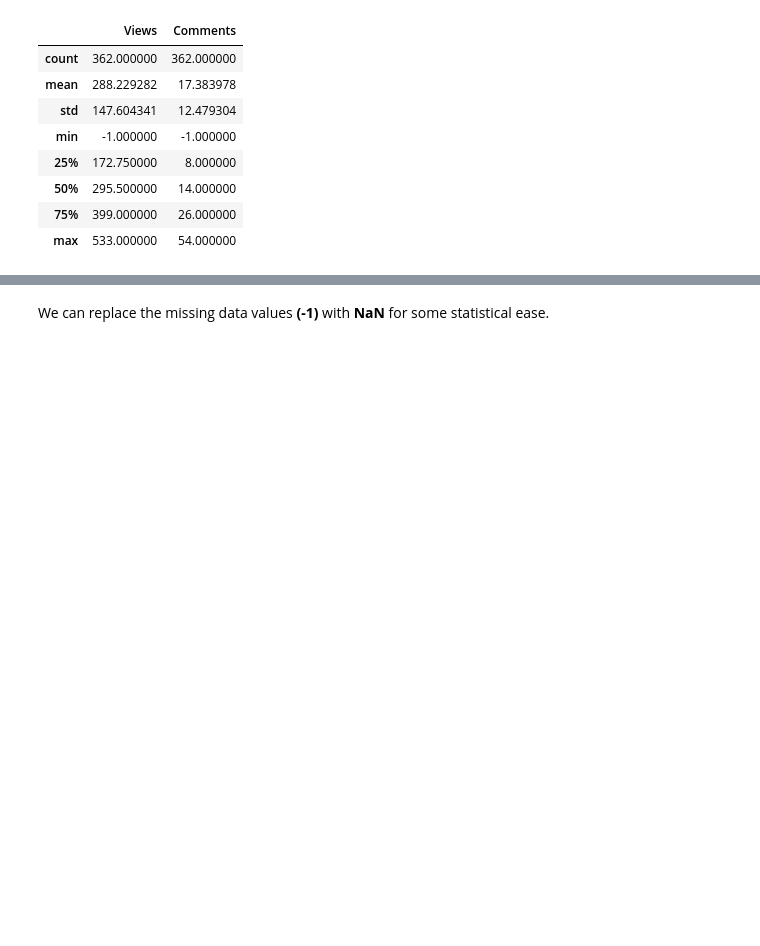
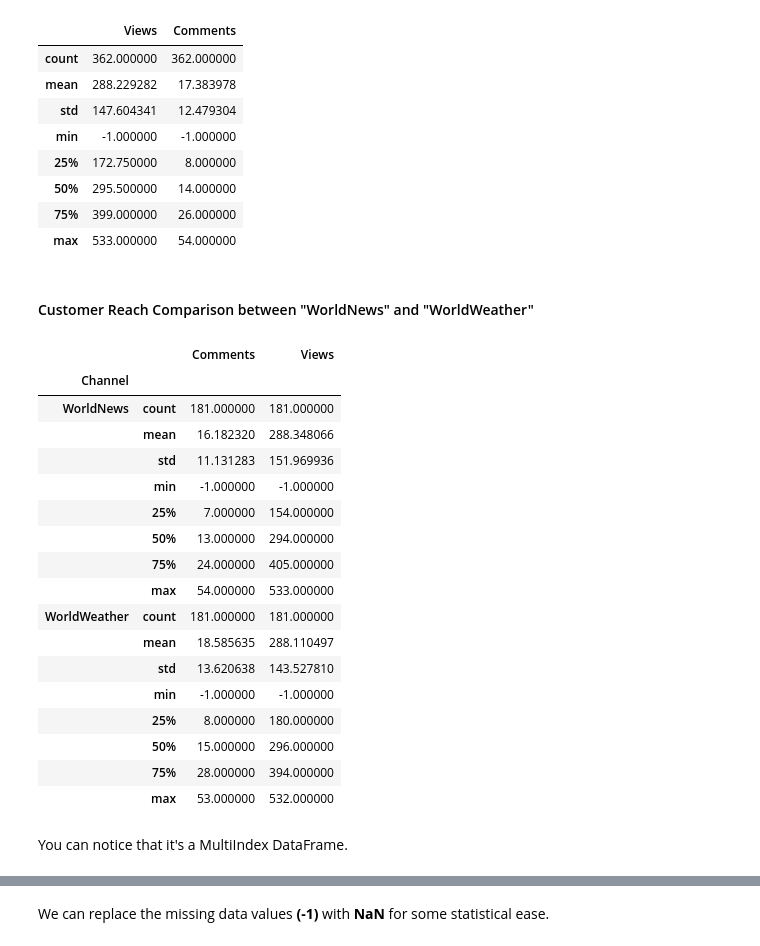
Before and after one commit to pravj/gitpool, a Jupyter notebook: Pandas-101.ipynb, the cells around one changed output, grey strips where cells are left out. Saved outputs shown, nothing was run; the diff lists cells and outputs as text; code cells hidden in the pictures; blank space fills up the shorter version.

```diff
--- a/Pandas-101.ipynb
+++ b/Pandas-101.ipynb
@@ -141,3 +171,29 @@ channels_df.describe()
 | 50% | 295.500000 | 14.000000 |
 | 75% | 399.000000 | 26.000000 |
 | max | 533.000000 | 54.000000 |
+# %% [markdown]
+#### Customer Reach Comparison between "WorldNews" and "WorldWeather"
+# %%
+reach_df = channels_df.groupby('Channel').describe()
+reach_df
+# %% [output]
+|  |  | Comments | Views |
+| Channel |  |  |  |
+| WorldNews | count | 181.000000 | 181.000000 |
+|  | mean | 16.182320 | 288.348066 |
+|  | std | 11.131283 | 151.969936 |
+|  | min | -1.000000 | -1.000000 |
+|  | 25% | 7.000000 | 154.000000 |
+|  | 50% | 13.000000 | 294.000000 |
+|  | 75% | 24.000000 | 405.000000 |
+|  | max | 54.000000 | 533.000000 |
+| WorldWeather | count | 181.000000 | 181.000000 |
+|  | mean | 18.585635 | 288.110497 |
+|  | std | 13.620638 | 143.527810 |
+|  | min | -1.000000 | -1.000000 |
+|  | 25% | 8.000000 | 180.000000 |
+|  | 50% | 15.000000 | 296.000000 |
+|  | 75% | 28.000000 | 394.000000 |
+|  | max | 53.000000 | 532.000000 |
+# %% [markdown]
+You can notice that it's a MultiIndex DataFrame.
```
Also changed, not shown: parts of 13 cells of this notebook.
